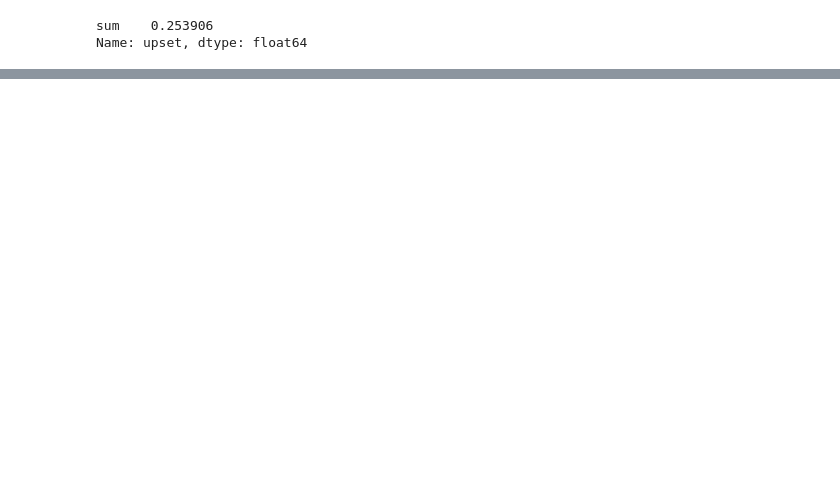
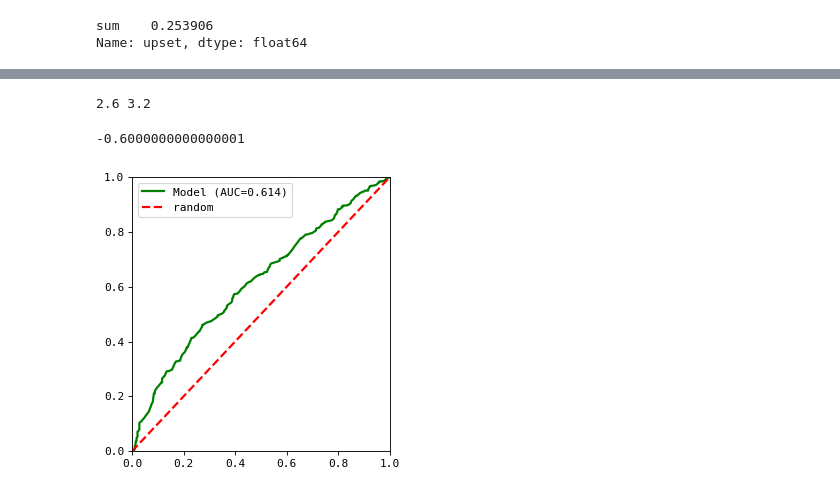
Before and after one commit to Regan831/basketball_predictions, a Jupyter notebook: data_load.ipynb, the cells around one changed output, grey strips where cells are left out. Drawn from its saved outputs; the diff is of its cells as text; code cells hidden in the pictures; blank space fills up the shorter version.

```diff
--- a/data_load.ipynb
+++ b/data_load.ipynb
@@ -1147,11 +1148,11 @@ print(df_tourny_wins.iloc[idx][['Season', 'TeamName', 'ConfName', 'tourny_wins',
 # %%
 def calc_expected_wins(fav_seed_id, und_seed_id, season):
     fav_idx = df_tourny_wins[(df_tourny_wins['TeamID'] == fav_seed_id) & (df_tourny_wins['Season'] == season)].index[0]
-    idx = np.argsort(item_similarity[fav_idx], axis=None)[-6:-1]
+    idx = np.argsort(item_similarity[fav_idx], axis=None)[-16:-1]
     fav_expected_wins = df_tourny_wins.iloc[idx][['tourny_wins']].mean()
 
     und_idx = df_tourny_wins[(df_tourny_wins['TeamID']== und_seed_id) & (df_tourny_wins['Season'] == season)].index[0]
-    idx = np.argsort(item_similarity[und_idx], axis=None)[-6:-1]
+    idx = np.argsort(item_similarity[und_idx], axis=None)[-16:-1]
     und_expected_wins = df_tourny_wins.iloc[idx][['tourny_wins']].mean()
 
     return (fav_expected_wins, und_expected_wins)
@@ -1211,0 +1229,48 @@ Name: upset, dtype: float64
+# %%
+def calc_expected_wins(team_1, team_2, season = 2018):
+    id_1 = get_team_id(team_1)
+    id_2 = get_team_id(team_2)
+    team_1_wins = df_tourny_wins[(df_tourny_wins['TeamID'] == id_1) &(df_tourny_wins['Season'] == season)]['exp_wins'].values[0]
+    team_2_wins = df_tourny_wins[(df_tourny_wins['TeamID'] == id_2) &(df_tourny_wins['Season'] == season)]['exp_wins'].values[0]
+
+    print(team_1_wins, team_2_wins)
+
+    return team_1_wins - team_2_wins
+
+def get_team_id(name):
+    return df_teams[df_teams.TeamName == name]['TeamID'].values[0]
+
+calc_expected_wins('Villanova', 'Michigan St')
+# %% [output]
+2.6 3.2
+-0.6000000000000001
+# %%
+#make a graph of changing nn and threshold
+def plot_ROC_curve():
+    """
+    Plots the ROC curve and calculate AUC
+
+    :type plt: matplotlib.pyplot
+    """
+    plt.figure(figsize=(4, 4), dpi=80)
+    scores = df_tourney_all['diff']
+    upsets = df_tourney_all['upset']
+
+
+    tpr, fpr, treshold = roc_curve(upsets, scores)
+    roc_auc = auc(fpr, tpr)
+
+    roc_label = '{} (AUC={:.3f})'.format('Model', roc_auc)
+
+
+    plt.plot(fpr, tpr, color='green', linewidth=2, label=roc_label)
+    x = [0.0, 1.0]
+    plt.plot(x, x, linestyle='dashed', color='red', linewidth=2, label='random')
+    plt.xlim(0.0, 1.0)
+    plt.ylim(0.0, 1.0)
+    plt.legend(fontsize=10, loc='best')
+    plt.tight_layout()
+# %%
+plot_ROC_curve()
+# %% [output]
+[figure, added]
```
Also changed, not shown: parts of 7 cells of this notebook, 1 other file.
